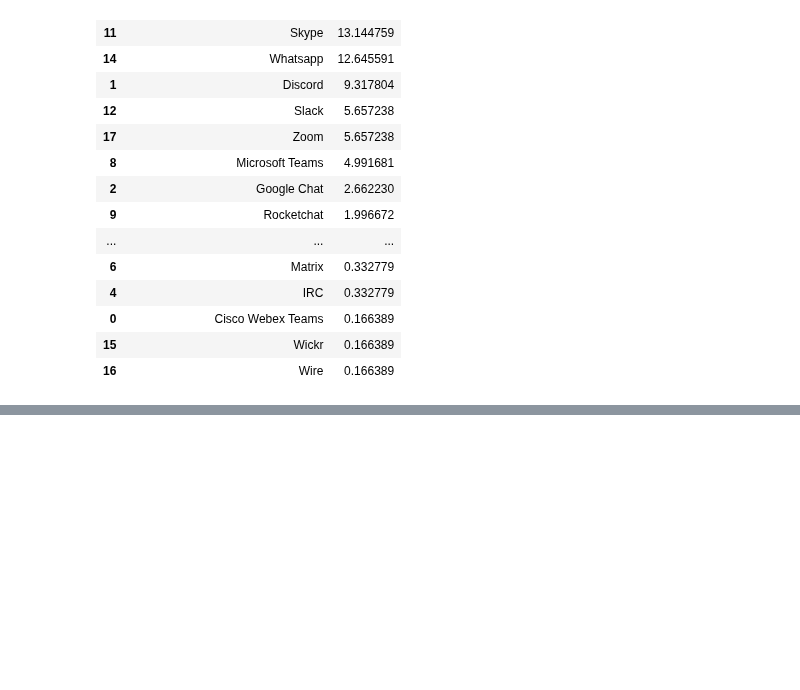
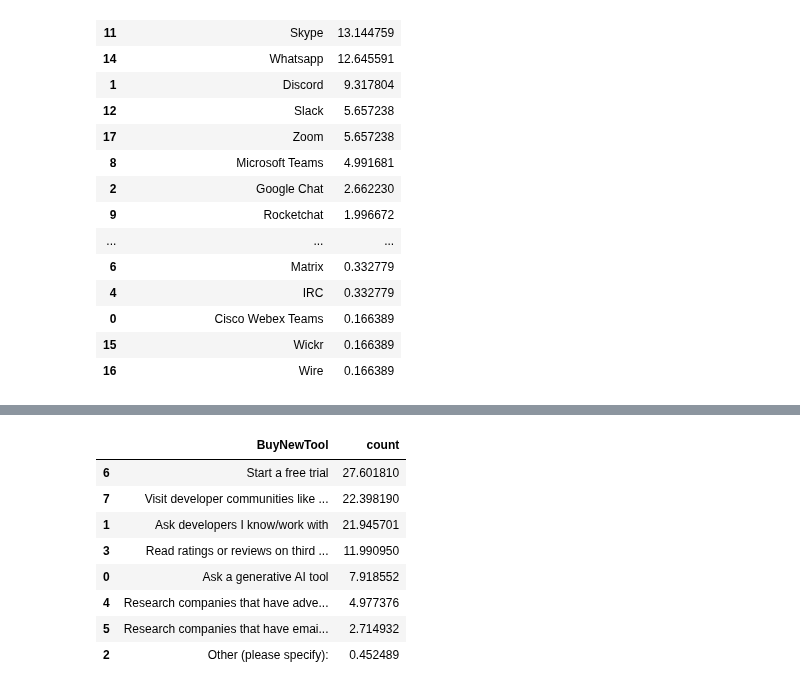
Before and after one commit to abrahim-k/stack_overflow_data, a Jupyter notebook: stack_overflow.ipynb, the cells around one changed output, grey strips where cells are left out. Cells and saved outputs as stored; diff of their text form; code cells hidden in the pictures; blank space fills up the shorter version.

```diff
--- a/stack_overflow.ipynb
+++ b/stack_overflow.ipynb
@@ -361,0 +394,14 @@ some_influence_communication
+# %%
+
+some_influence_buy = some_result_maker.get_percentages_df_by_column('BuyNewTool')
+some_influence_buy
+# %% [output]
+|  | BuyNewTool | count |
+| 6 | Start a free trial | 27.601810 |
+| 7 | Visit developer communities like ... | 22.398190 |
+| 1 | Ask developers I know/work with | 21.945701 |
+| 3 | Read ratings or reviews on third ... | 11.990950 |
+| 0 | Ask a generative AI tool | 7.918552 |
+| 4 | Research companies that have adve... | 4.977376 |
+| 5 | Research companies that have emai... | 2.714932 |
+| 2 | Other (please specify): | 0.452489 |
```
Also changed, not shown: parts of 3 cells of this notebook.
